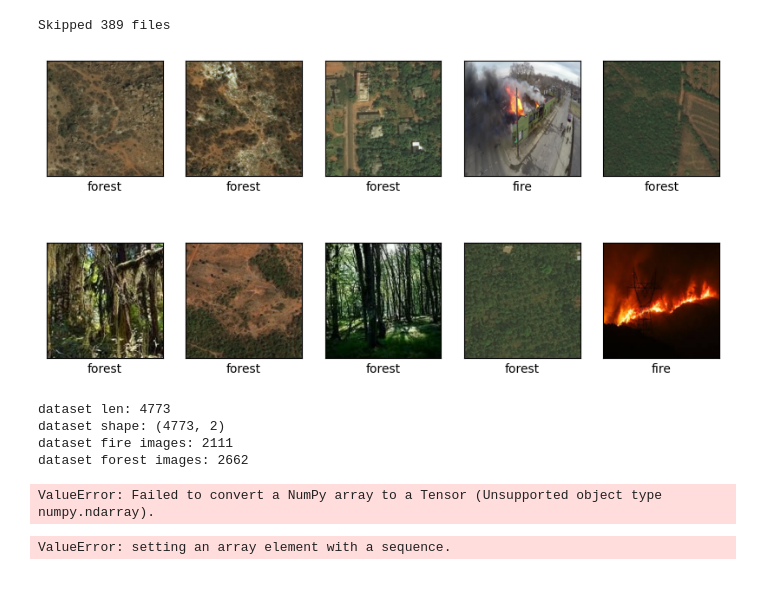
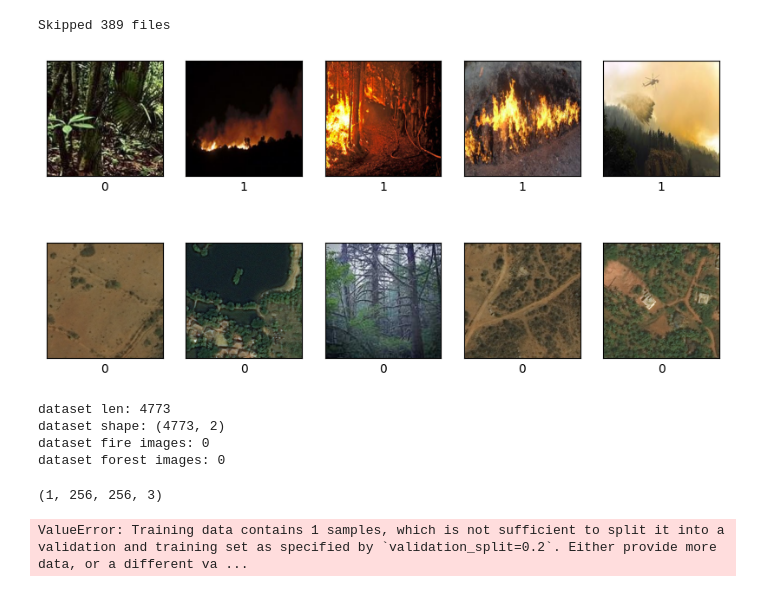
Before and after one commit to Canesp/Project_Deep_Learning, a Jupyter notebook: main.ipynb, the cells around one changed output. Saved outputs shown, nothing was run; the diff lists cells and outputs as text; code cells hidden in the pictures.

```diff
--- a/main.ipynb
+++ b/main.ipynb
@@ -120,12 +120,14 @@ def normalize_images(images: np.ndarray) -> np.ndarray:
     images: np.ndarray -> Numpy array with normalized images.
     """
 
+    list = []
+
     # Loop through the images and normalize them.
     for index, image in enumerate(images):
-        images[index][0] = image[0] / 255.0
+        list.append([np.asarray(image[0] / 255.0).astype(np.float32), image[1]])
 
     # Return the numpy array.
-    return images
+    return list
 # %%
 import matplotlib.pyplot as plt
 from sklearn.model_selection import train_test_split
@@ -137,76 +139,69 @@ path_forest = './Data/fire/fire/forest-images/'
 # Load the data.
 # Resize the images to 256x256.
 # ------------------------------
-dataset = load_data(path_fire, path_forest, labels=['fire', 'forest'])
+dataset = load_data(path_fire, path_forest, labels=[1, 0])
 dataset = resize_images(dataset, (256, 256))
 
 # Shuffle the dataset.
 np.random.shuffle(dataset)
 
 # Sample 10 images from the dataset.
 plt.figure(figsize=(10, 5))
 for index, image in enumerate(dataset[:10]):
     plt.subplot(2, 5, index+1)
     plt.xticks([])
     plt.yticks([])
     plt.grid(False)
     plt.imshow(image[0], cmap=plt.cm.binary)
     plt.xlabel(image[1])
 plt.show()
 
 # ------------------------
 # Print the dataset info.
 # ------------------------
 print(f"dataset len: {len(dataset)}")
 print(f"dataset shape: {dataset.shape}")
-print(f"dataset fire images: {len([index for index in dataset if index[1] == 'fire'])}")
-print(f"dataset forest images: {len([index for index in dataset if index[1] == 'forest'])}")
+print(f"dataset fire images: {len([index for index in dataset if index[1] == '1'])}")
+print(f"dataset forest images: {len([index for index in dataset if index[1] == '0'])}")
 
 # --------------------------------------------
 # Convert the images to numpy arrays.
+# Normalize the images.
 # Split the dataset into train and test sets.
 # --------------------------------------------
 dataset = convert_to_array(dataset)
-X_train, X_test, y_train, y_test = train_test_split(dataset[:, 0], dataset[:, 1], test_size=0.2, random_state=42)
+dataset = normalize_images(dataset)
+X_train, X_test, y_train, y_test = train_test_split(dataset[:][0], dataset[:][1], test_size=0.2, random_state=42)
 # %% [output]
 Skipped 389 files
-[figure, old version]
+[figure, new version]
 dataset len: 4773
 dataset shape: (4773, 2)
-dataset fire images: 2111
-dataset forest images: 2662
+dataset fire images: 0
+dataset forest images: 0
+# %%
+print(X_train.shape)
+# %% [output]
+(1, 256, 256, 3)
 # %%
 from keras.models import Sequential
-from keras.optimizers import RMSprop, Adam
 from keras import layers
-os.environ["TF_ENABLE_ONEDNN_OPTS"] = "0"
 
-# --------------------------------------------------------------
-# The model structure:
-# 3 Conv2D layers, with 16, 32 and 64 filters and a kernal 3x3.
-# 3 Maxpooling2D layers, with size 2x2.
-# 1 Flatten layer.
-# 2 Dense layers with units 1024 and 5.
-# --------------------------------------------------------------
+import tensorflow as tf
+
+X_train = np.asarray(X_train).astype(np.float32)
+
+
 model = Sequential([
     layers.Conv2D(filters=16, kernel_size=(3, 3), activation='relu', input_shape=(256, 256, 3)),
     layers.MaxPooling2D(2, 2),
-    layers.Conv2D(filters=32, kernel_size=(3, 3), activation='relu'),
-    layers.MaxPooling2D(2, 2),
-    layers.Conv2D(filters=64, kernel_size=(3, 3), activation='relu'),
-    layers.MaxPooling2D(2, 2),
     layers.Flatten(),
+    layers.Dense(units=5, activation='softmax'),
     layers.Dense(units=1024, activation='relu'),
-    layers.Dense(units=5, activation='softmax')
 ])
 
 # Building and training the model.
 model.compile(optimizer='adam', loss='binary_crossentropy', metrics=['accuracy'])
-history = model.fit(x=X_train, y=y_train, epochs=15, validation_split=0.2)
+history = model.fit(X_train, y_train, epochs=15, validation_split=0.2)
 # %% [output]
-ValueError: Failed to convert a NumPy array to a Tensor (Unsupported object type numpy.ndarray).
+ValueError: Training data contains 1 samples, which is not sufficient to split it into a validation and training set as specified by `validation_split=0.2`. Either provide more data, or a different va ...
-# %%
-import tensorflow as tf
-X_tensor = tf.convert_to_tensor(X_train, dtype=tf.float32)
-# %% [output]
-ValueError: setting an array element with a sequence.
```
Also changed, not shown: parts of 3 cells of this notebook, 1 other file.
